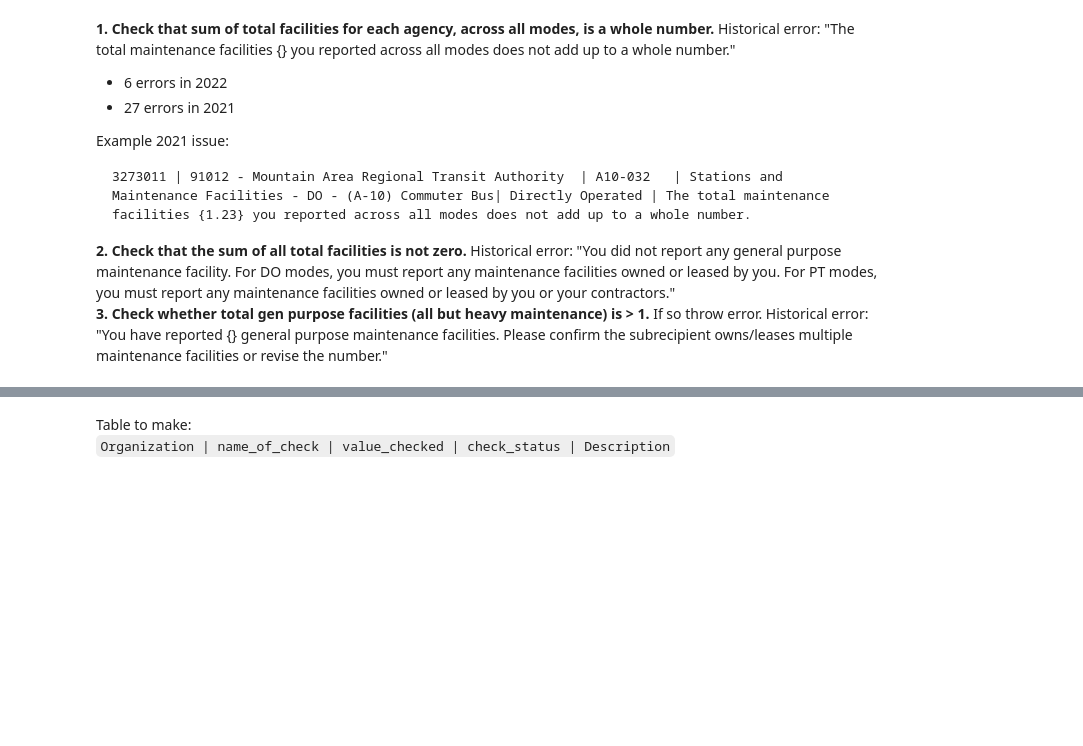
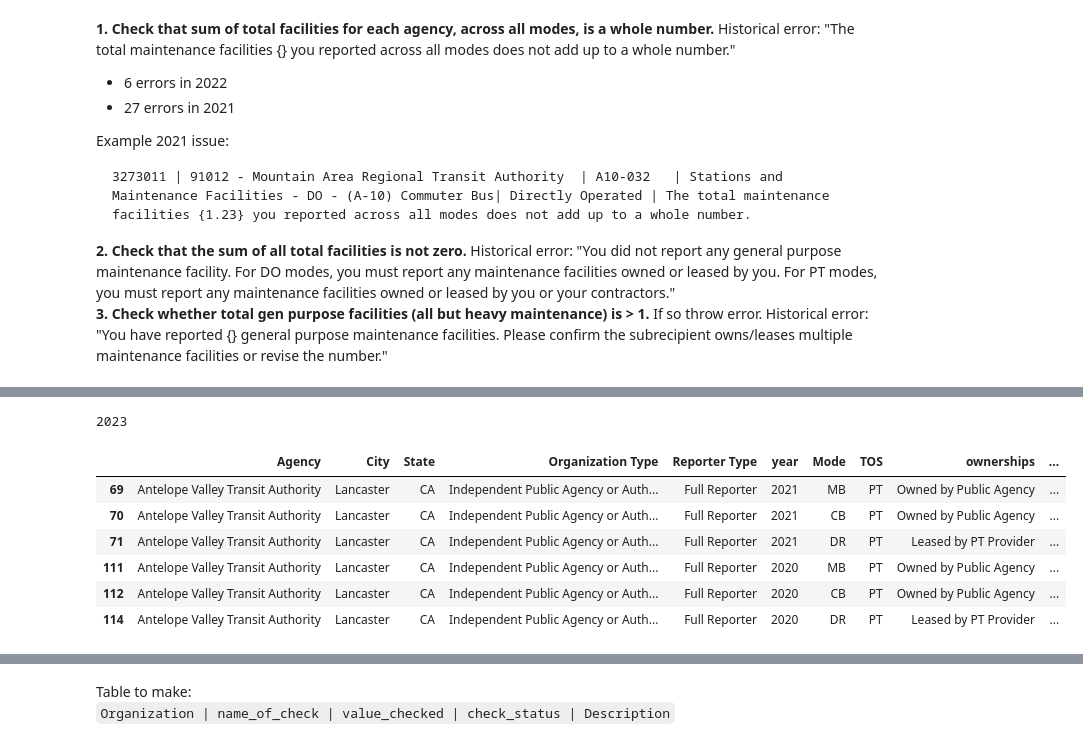
Before and after one commit to cal-itp/ntd-modernization, a Jupyter notebook: validation_tool/notebooks/2b_a10_validation_development.ipynb, the cells around one changed output, grey strips where cells are left out. Cells and saved outputs as stored; diff of their text form; code cells hidden in the pictures; blank space fills up the shorter version.

```diff
--- a/validation_tool/notebooks/2b_a10_validation_development.ipynb
+++ b/validation_tool/notebooks/2b_a10_validation_development.ipynb
@@ -42,0 +62,30 @@ We write 3 checks:
+# %%
+import datetime
+
+this_year = datetime.datetime.now().year
+print(this_year)
+last_yr = this_year - 1
+last_yr
+
+
+
+### for testing
+agency = 'Antelope Valley Transit Authority'
+this_year = 2021
+allyears['year'].unique()
+
+allyears[(allyears['Agency']==agency) & (allyears['year']==this_year)][['Under 200 Vehicles',
+                            '200 to 300 Vehicles',
+                            'Over 300 Vehicles']].sum()
+
+df = allyears.copy()
+df[df['Agency']==agency]
+# %% [output]
+2023
+|  | Agency | City | State | Organization Type | Reporter Type | year | Mode | TOS | ownerships | ... |
+| 69 | Antelope Valley Transit Authority | Lancaster | CA | Independent Public Agency or Auth... | Full Reporter | 2021 | MB | PT | Owned by Public Agency | ... |
+| 70 | Antelope Valley Transit Authority | Lancaster | CA | Independent Public Agency or Auth... | Full Reporter | 2021 | CB | PT | Owned by Public Agency | ... |
+| 71 | Antelope Valley Transit Authority | Lancaster | CA | Independent Public Agency or Auth... | Full Reporter | 2021 | DR | PT | Leased by PT Provider | ... |
+| 111 | Antelope Valley Transit Authority | Lancaster | CA | Independent Public Agency or Auth... | Full Reporter | 2020 | MB | PT | Owned by Public Agency | ... |
+| 112 | Antelope Valley Transit Authority | Lancaster | CA | Independent Public Agency or Auth... | Full Reporter | 2020 | CB | PT | Owned by Public Agency | ... |
+| 114 | Antelope Valley Transit Authority | Lancaster | CA | Independent Public Agency or Auth... | Full Reporter | 2020 | DR | PT | Leased by PT Provider | ... |
```
Also changed, not shown: parts of 10 cells of this notebook, 6 other files.
